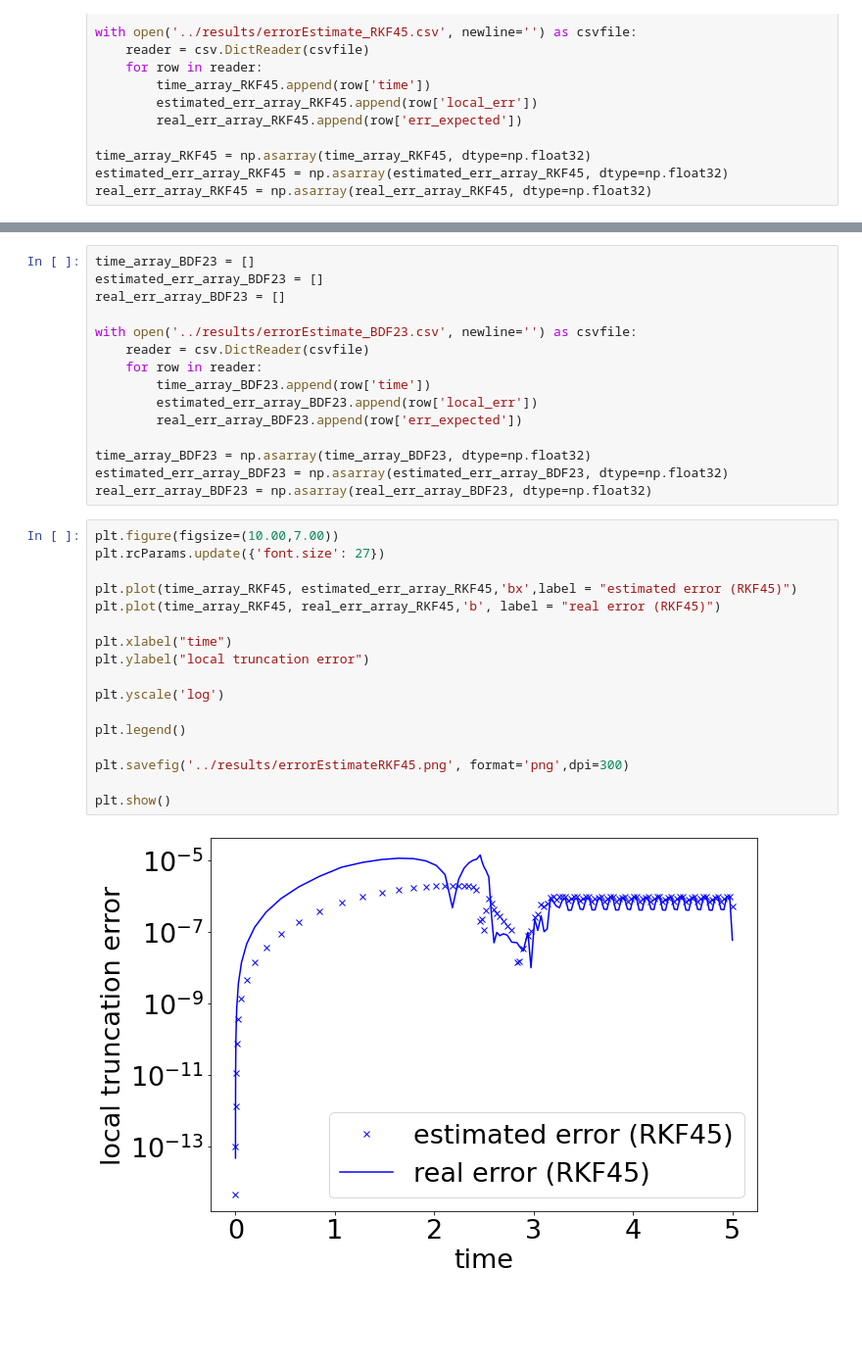
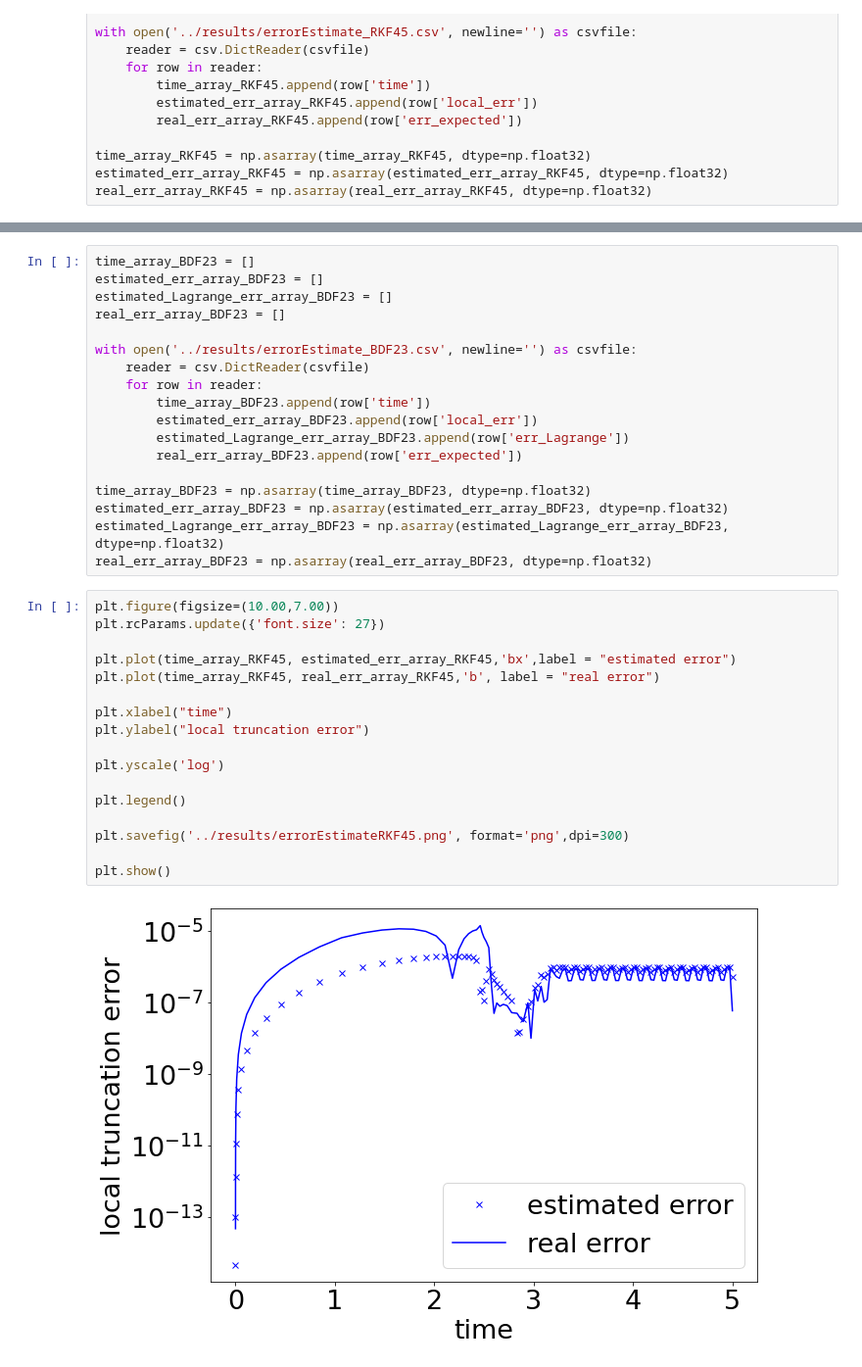
Before and after one commit to le-raffael/AdaptiveTimeSteppingSEAS, a Jupyter notebook: rate_and_state/scriptsResults/AnalysisErrorEstimate.ipynb, the cells around one changed output, grey strips where cells are left out. Shown: that part at 98% size. Drawn from its saved outputs; the diff is of its cells as text; blank space fills up the shorter version.

```diff
--- a/rate_and_state/scriptsResults/AnalysisErrorEstimate.ipynb
+++ b/rate_and_state/scriptsResults/AnalysisErrorEstimate.ipynb
@@ -37,6 +40,7 @@ real_err_array_BDF12 = np.asarray(real_err_array_BDF12, dtype=np.float32)
 # %%
 time_array_BDF23 = []
 estimated_err_array_BDF23 = []
+estimated_Lagrange_err_array_BDF23 = []
 real_err_array_BDF23 = []
 
 with open('../results/errorEstimate_BDF23.csv', newline='') as csvfile:
@@ -44,30 +48,32 @@ with open('../results/errorEstimate_BDF23.csv', newline='') as csvfile:
     for row in reader:
         time_array_BDF23.append(row['time'])
         estimated_err_array_BDF23.append(row['local_err'])
+        estimated_Lagrange_err_array_BDF23.append(row['err_Lagrange'])
         real_err_array_BDF23.append(row['err_expected'])
 
 time_array_BDF23 = np.asarray(time_array_BDF23, dtype=np.float32)
 estimated_err_array_BDF23 = np.asarray(estimated_err_array_BDF23, dtype=np.float32)
+estimated_Lagrange_err_array_BDF23 = np.asarray(estimated_Lagrange_err_array_BDF23, dtype=np.float32)
 real_err_array_BDF23 = np.asarray(real_err_array_BDF23, dtype=np.float32)
 # %%
 plt.figure(figsize=(10.00,7.00))
 plt.rcParams.update({'font.size': 27})
 
-plt.plot(time_array_RKF45, estimated_err_array_RKF45,'bx',label = "estimated error (RKF45)")
-plt.plot(time_array_RKF45, real_err_array_RKF45,'b', label = "real error (RKF45)")
+plt.plot(time_array_RKF45, estimated_err_array_RKF45,'bx',label = "estimated error")
+plt.plot(time_array_RKF45, real_err_array_RKF45,'b', label = "real error")
 
 plt.xlabel("time")
 plt.ylabel("local truncation error")
 
 plt.yscale('log')
 
 plt.legend()
 
 plt.savefig('../results/errorEstimateRKF45.png', format='png',dpi=300)
 
 plt.show()
 # %% [output]
-[figure, old version]
+[figure, new version]
 # %%
 plt.figure(figsize=(10.00,7.00))
 plt.rcParams.update({'font.size': 27})
```
Also changed, not shown: parts of 3 cells of this notebook, 46 other files.
